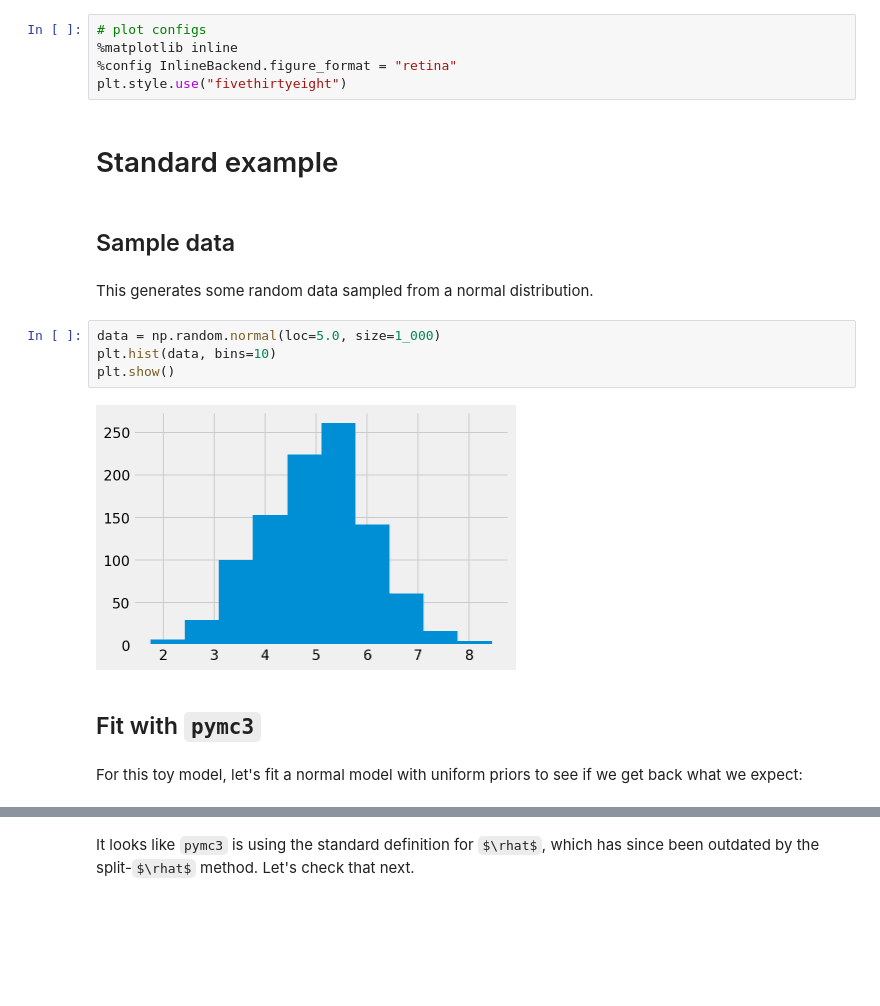
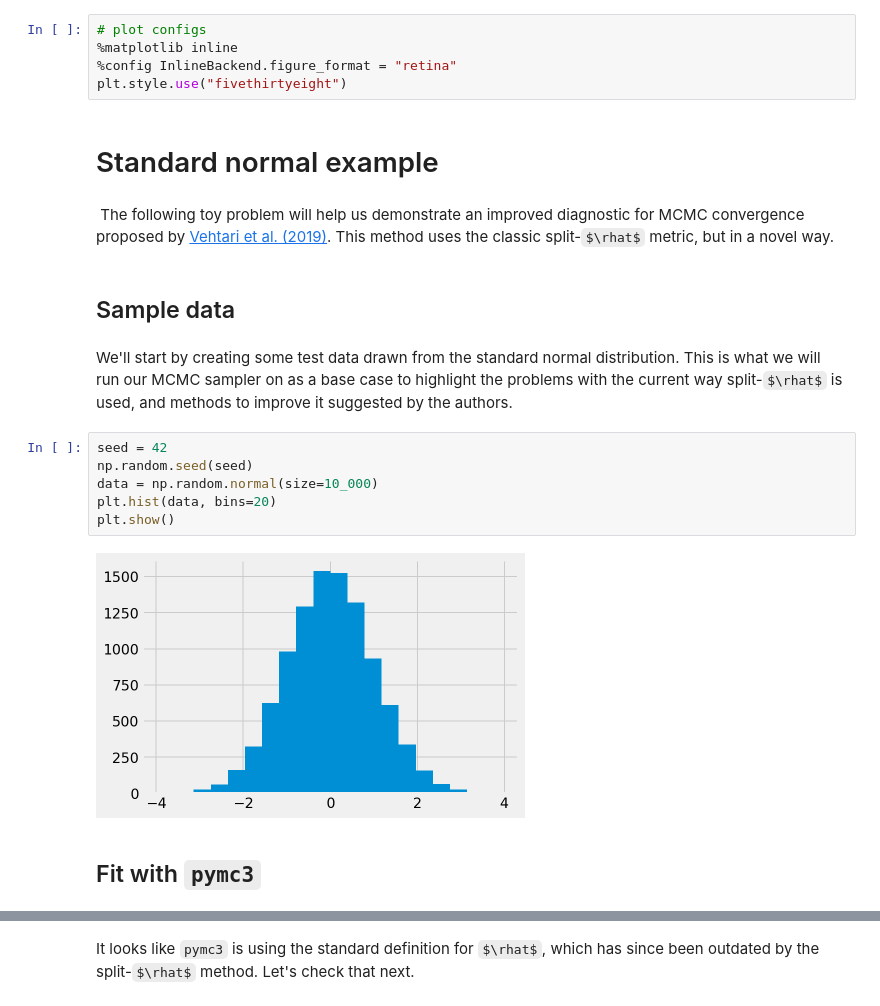
Before and after one commit to icweaver/pyHat, a Jupyter notebook: toymodel_gaussian.ipynb, the cells around one changed output, grey strips where cells are left out. Cells and saved outputs as stored; diff of their text form; some formulas as TeX source; blank space fills up the shorter version.

Commit message:
quick rhat fix

```diff
--- a/toymodel_gaussian.ipynb
+++ b/toymodel_gaussian.ipynb
@@ -13,18 +13,21 @@ import utils
 %config InlineBackend.figure_format = "retina"
 plt.style.use("fivethirtyeight")
 # %% [markdown]
-# Standard example
+# Standard normal example
+# %% [markdown]
+$\newcommand{\rhat}{\hat R}$
+The following toy problem will help us demonstrate an improved diagnostic for MCMC convergence proposed by [Vehtari et al. (2019)](https://arxiv.org/pdf/1903.08008.pdf). This method uses the classic split-$\rhat$ metric, but in a novel way.
 # %% [markdown]
 ## Sample data
-# %% [markdown]
-This generates some random data sampled from a normal distribution.
+# %% [markdown]
+We'll start by creating some test data drawn from the standard normal distribution. This is what we will run our MCMC sampler on as a base case to highlight the problems with the current way split-$\rhat$ is used, and methods to improve it suggested by the authors.
 # %%
-data = np.random.normal(loc=5.0, size=1_000)
-plt.hist(data, bins=10)
+seed = 42
+np.random.seed(seed)
+data = np.random.normal(size=10_000)
+plt.hist(data, bins=20)
 plt.show()
 # %% [output]
-[figure, old version]
+[figure, new version]
 # %% [markdown]
 ## Fit with `pymc3`
-# %% [markdown]
-For this toy model, let's fit a normal model with uniform priors to see if we get back what we expect:
```
Also changed, not shown: parts of 13 cells of this notebook, 2 other files.
